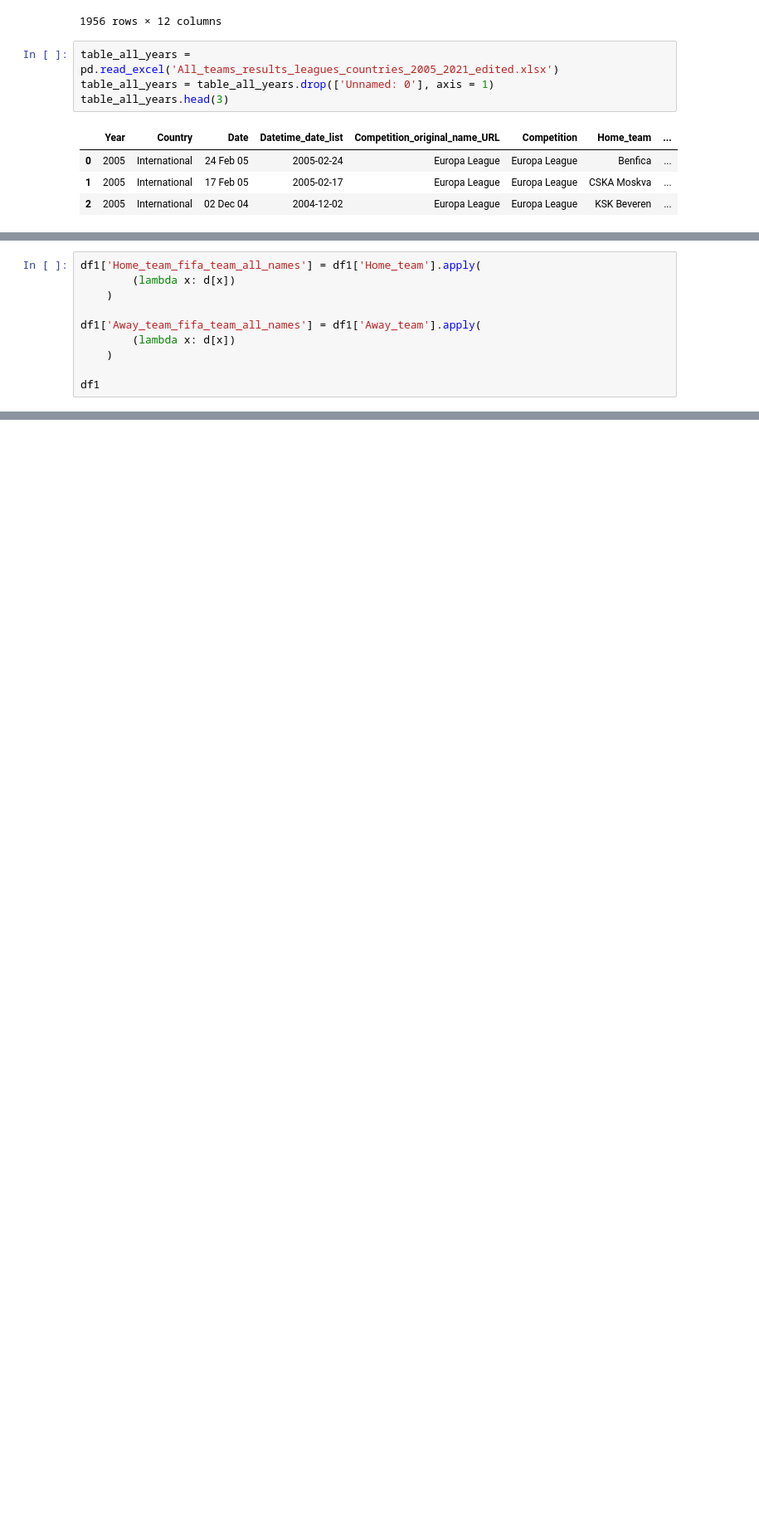
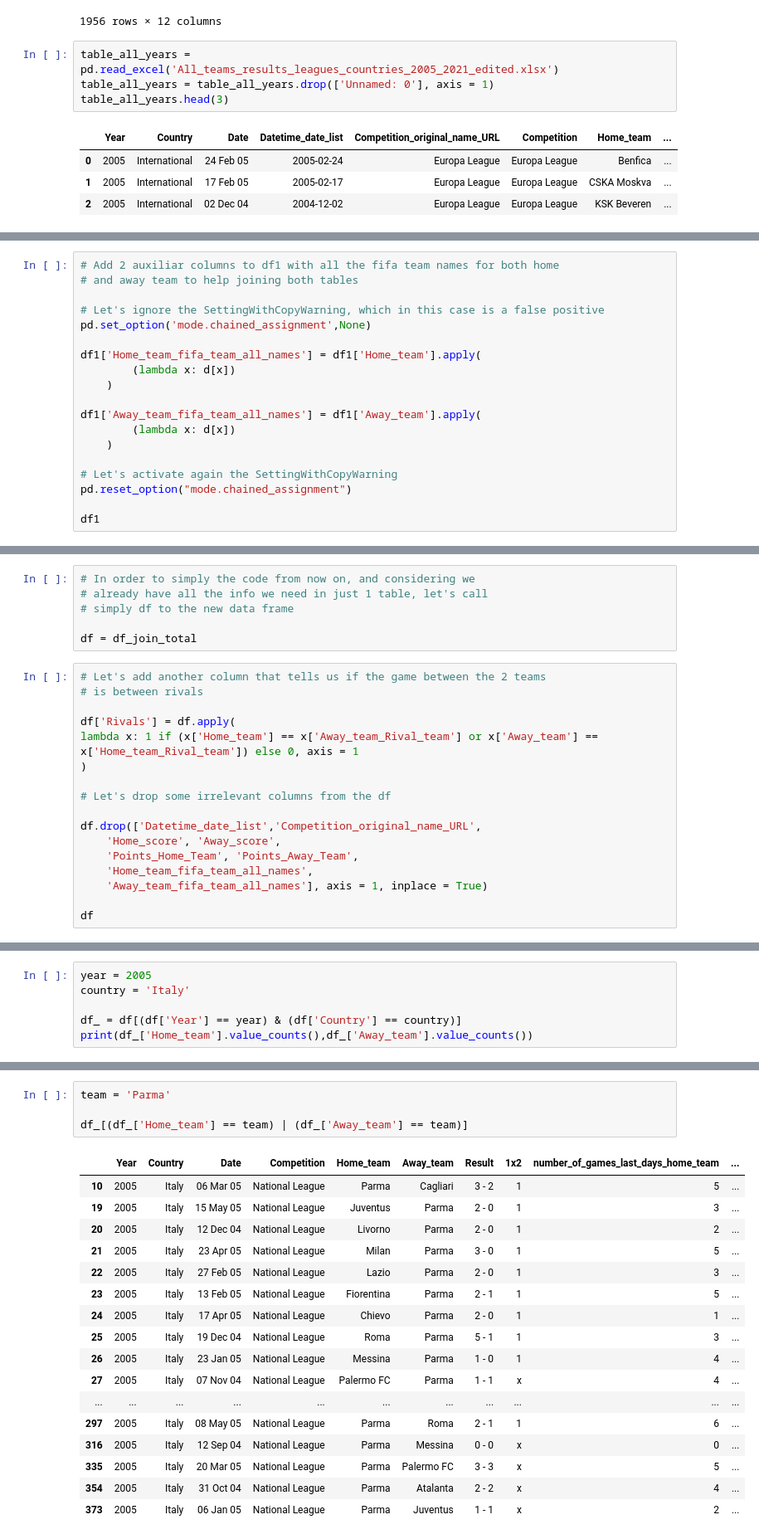
Before and after one commit to TiagoVilaVerde/TFM_KSCHOOL, a Jupyter notebook: 3.Join_Original_and_Fifa_Table.ipynb, the cells around one changed output, grey strips where cells are left out. Shown: that part at 83% size. Saved outputs shown, nothing was run; the diff lists cells and outputs as text; blank space fills up the shorter version.

```diff
--- a/3.Join_Original_and_Fifa_Table.ipynb
+++ b/3.Join_Original_and_Fifa_Table.ipynb
@@ -284,6 +284,12 @@ d
  'Leeds United': "['Leeds United']",
  'Spezia': "['La Spezia']"}
 # %%
+# Add 2 auxiliar columns to df1 with all the fifa team names for both home
+# and away team to help joining both tables
+
+# Let's ignore the SettingWithCopyWarning, which in this case is a false positive
+pd.set_option('mode.chained_assignment',None)
+
 df1['Home_team_fifa_team_all_names'] = df1['Home_team'].apply(
         (lambda x: d[x])
     )
@@ -292,5 +298,8 @@ df1['Away_team_fifa_team_all_names'] = df1['Away_team'].apply(
         (lambda x: d[x])
     )
 
+# Let's activate again the SettingWithCopyWarning
+pd.reset_option("mode.chained_assignment")
+
 df1
 # %% [output]
@@ -350,0 +412,23 @@ Budget_Mill_€ --> 0.1
+# %%
+# In order to simply the code from now on, and considering we
+# already have all the info we need in just 1 table, let's call
+# simply df to the new data frame
+
+df = df_join_total
+# %%
+# Let's add another column that tells us if the game between the 2 teams
+# is between rivals
+
+df['Rivals'] = df.apply(
+lambda x: 1 if (x['Home_team'] == x['Away_team_Rival_team'] or x['Away_team'] == x['Home_team_Rival_team']) else 0, axis = 1
+)
+
+# Let's drop some irrelevant columns from the df
+
+df.drop(['Datetime_date_list','Competition_original_name_URL',
+    'Home_score', 'Away_score',
+    'Points_Home_Team', 'Points_Away_Team',
+    'Home_team_fifa_team_all_names',
+    'Away_team_fifa_team_all_names'], axis = 1, inplace = True)
+
+df
@@ -350,0 +486,6 @@ Budget_Mill_€ --> 0.1
+# %%
+year = 2005
+country = 'Italy'
+
+df_ = df[(df['Year'] == year) & (df['Country'] == country)]
+print(df_['Home_team'].value_counts(),df_['Away_team'].value_counts())
@@ -350,0 +510,22 @@ Budget_Mill_€ --> 0.1
+# %%
+team = 'Parma'
+
+df_[(df_['Home_team'] == team) | (df_['Away_team'] == team)]
+# %% [output]
+|  | Year | Country | Date | Competition | Home_team | Away_team | Result | 1x2 | number_of_games_last_days_home_team | ... |
+| 10 | 2005 | Italy | 06 Mar 05 | National League | Parma | Cagliari | 3 - 2 | 1 | 5 | ... |
+| 19 | 2005 | Italy | 15 May 05 | National League | Juventus | Parma | 2 - 0 | 1 | 3 | ... |
+| 20 | 2005 | Italy | 12 Dec 04 | National League | Livorno | Parma | 2 - 0 | 1 | 2 | ... |
+| 21 | 2005 | Italy | 23 Apr 05 | National League | Milan | Parma | 3 - 0 | 1 | 5 | ... |
+| 22 | 2005 | Italy | 27 Feb 05 | National League | Lazio | Parma | 2 - 0 | 1 | 3 | ... |
+| 23 | 2005 | Italy | 13 Feb 05 | National League | Fiorentina | Parma | 2 - 1 | 1 | 5 | ... |
+| 24 | 2005 | Italy | 17 Apr 05 | National League | Chievo | Parma | 2 - 0 | 1 | 1 | ... |
+| 25 | 2005 | Italy | 19 Dec 04 | National League | Roma | Parma | 5 - 1 | 1 | 3 | ... |
+| 26 | 2005 | Italy | 23 Jan 05 | National League | Messina | Parma | 1 - 0 | 1 | 4 | ... |
+| 27 | 2005 | Italy | 07 Nov 04 | National League | Palermo FC | Parma | 1 - 1 | x | 4 | ... |
+| ... | ... | ... | ... | ... | ... | ... | ... | ... | ... | ... |
+| 297 | 2005 | Italy | 08 May 05 | National League | Parma | Roma | 2 - 1 | 1 | 6 | ... |
+| 316 | 2005 | Italy | 12 Sep 04 | National League | Parma | Messina | 0 - 0 | x | 0 | ... |
+| 335 | 2005 | Italy | 20 Mar 05 | National League | Parma | Palermo FC | 3 - 3 | x | 5 | ... |
+| 354 | 2005 | Italy | 31 Oct 04 | National League | Parma | Atalanta | 2 - 2 | x | 4 | ... |
+| 373 | 2005 | Italy | 06 Jan 05 | National League | Parma | Juventus | 1 - 1 | x | 2 | ... |
```
Also changed, not shown: parts of 17 cells of this notebook.
